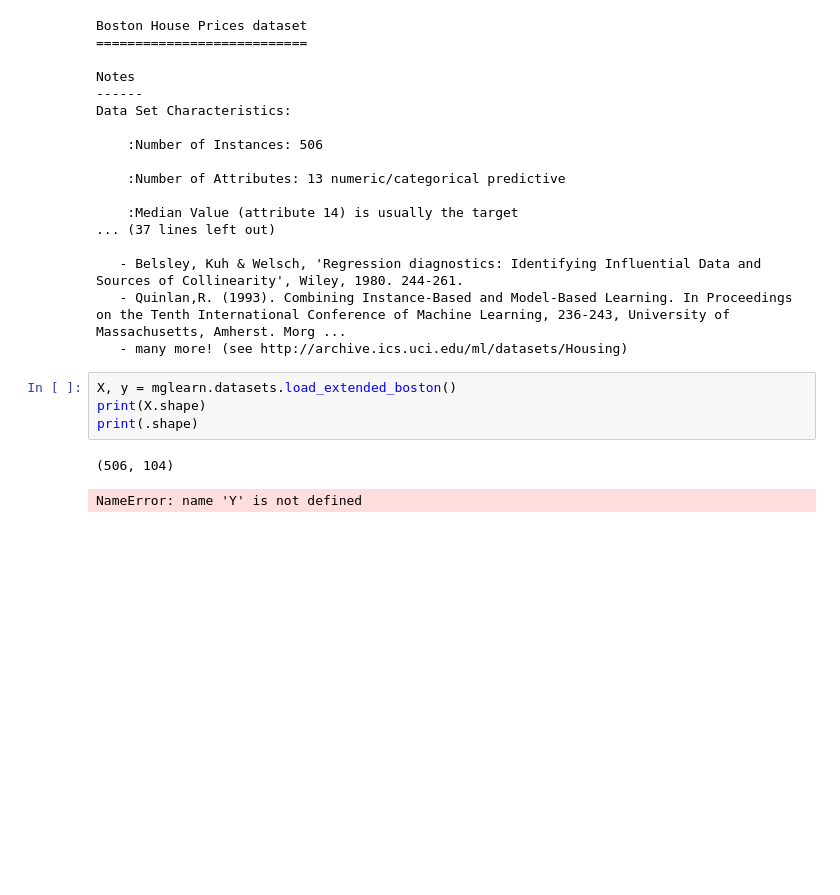
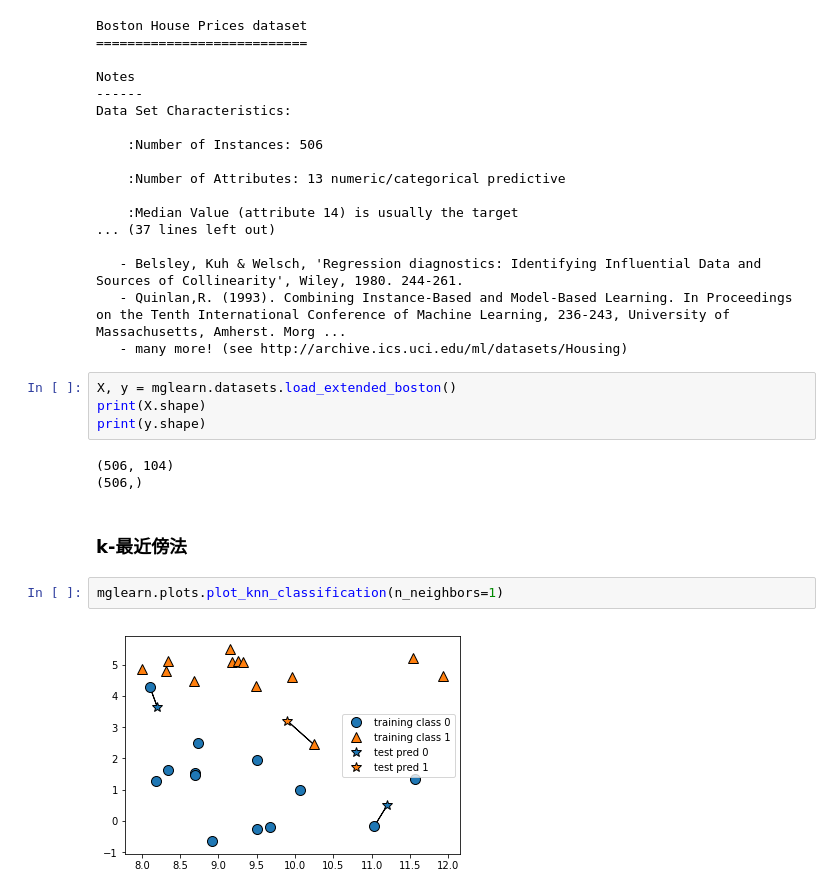
Before and after one commit to aki-06/sklearn, a Jupyter notebook: 教師あり学習.ipynb, the cells around one changed output. Saved outputs shown, nothing was run; the diff lists cells and outputs as text; blank space fills up the shorter version.

```diff
--- a/教師あり学習.ipynb
+++ b/教師あり学習.ipynb
@@ -203,7 +203,13 @@ Data Set Characteristics:
 # %%
 X, y = mglearn.datasets.load_extended_boston()
 print(X.shape)
-print(.shape)
+print(y.shape)
 # %% [output]
 (506, 104)
+(506,)
-NameError: name 'Y' is not defined
+# %% [markdown]
+### k-最近傍法
+# %%
+mglearn.plots.plot_knn_classification(n_neighbors=1)
+# %% [output]
+[figure, added]
```
Also changed, not shown: parts of 12 cells of this notebook.
